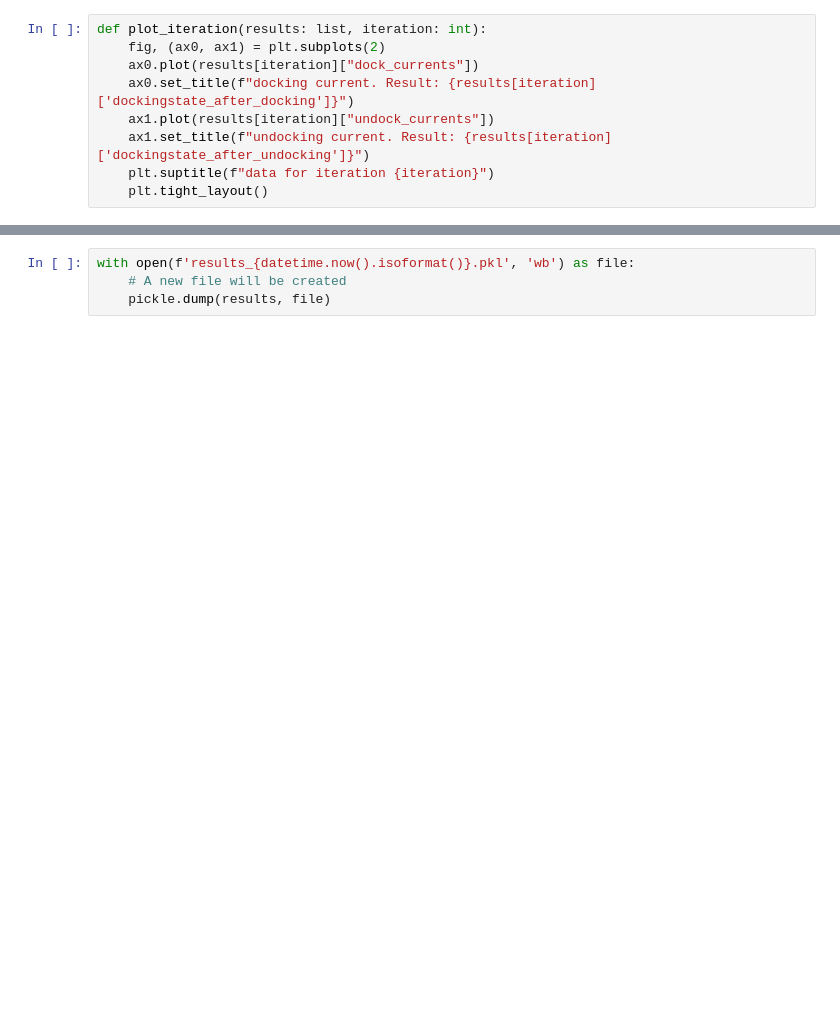
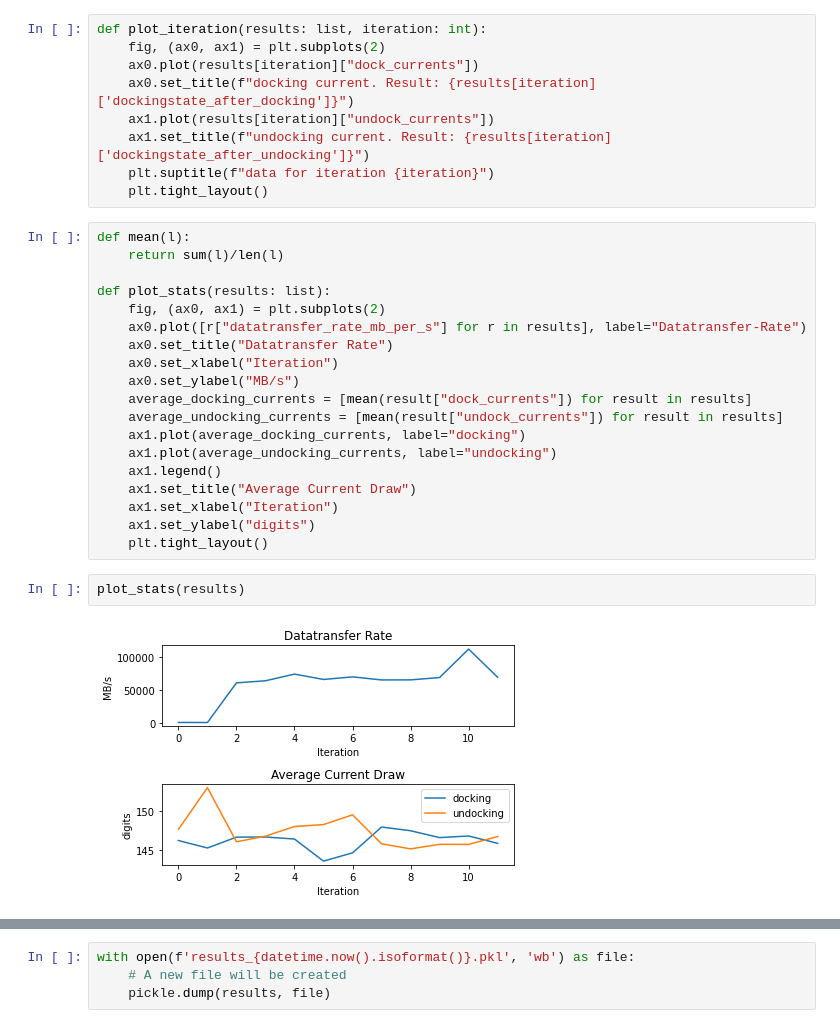
Before and after one commit to M-Welsch/base-hil, a Jupyter notebook: 2023-09-07_BaSe_Dauertest.ipynb, the cells around one changed output, grey strips where cells are left out. Drawn from its saved outputs; the diff is of its cells as text; blank space fills up the shorter version.

```diff
--- a/2023-09-07_BaSe_Dauertest.ipynb
+++ b/2023-09-07_BaSe_Dauertest.ipynb
@@ -33,4 +48,27 @@ def plot_iteration(results: list, iteration: int):
     ax1.set_title(f"undocking current. Result: {results[iteration]['dockingstate_after_undocking']}")
     plt.suptitle(f"data for iteration {iteration}")
     plt.tight_layout()
+# %%
+def mean(l):
+    return sum(l)/len(l)
+
+def plot_stats(results: list):
+    fig, (ax0, ax1) = plt.subplots(2)
+    ax0.plot([r["datatransfer_rate_mb_per_s"] for r in results], label="Datatransfer-Rate")
+    ax0.set_title("Datatransfer Rate")
+    ax0.set_xlabel("Iteration")
+    ax0.set_ylabel("MB/s")
+    average_docking_currents = [mean(result["dock_currents"]) for result in results]
+    average_undocking_currents = [mean(result["undock_currents"]) for result in results]
+    ax1.plot(average_docking_currents, label="docking")
+    ax1.plot(average_undocking_currents, label="undocking")
+    ax1.legend()
+    ax1.set_title("Average Current Draw")
+    ax1.set_xlabel("Iteration")
+    ax1.set_ylabel("digits")
+    plt.tight_layout()
+# %%
+plot_stats(results)
+# %% [output]
+[figure, added]
 # %%
```
Also changed, not shown: parts of 10 cells of this notebook, 6 other files.
